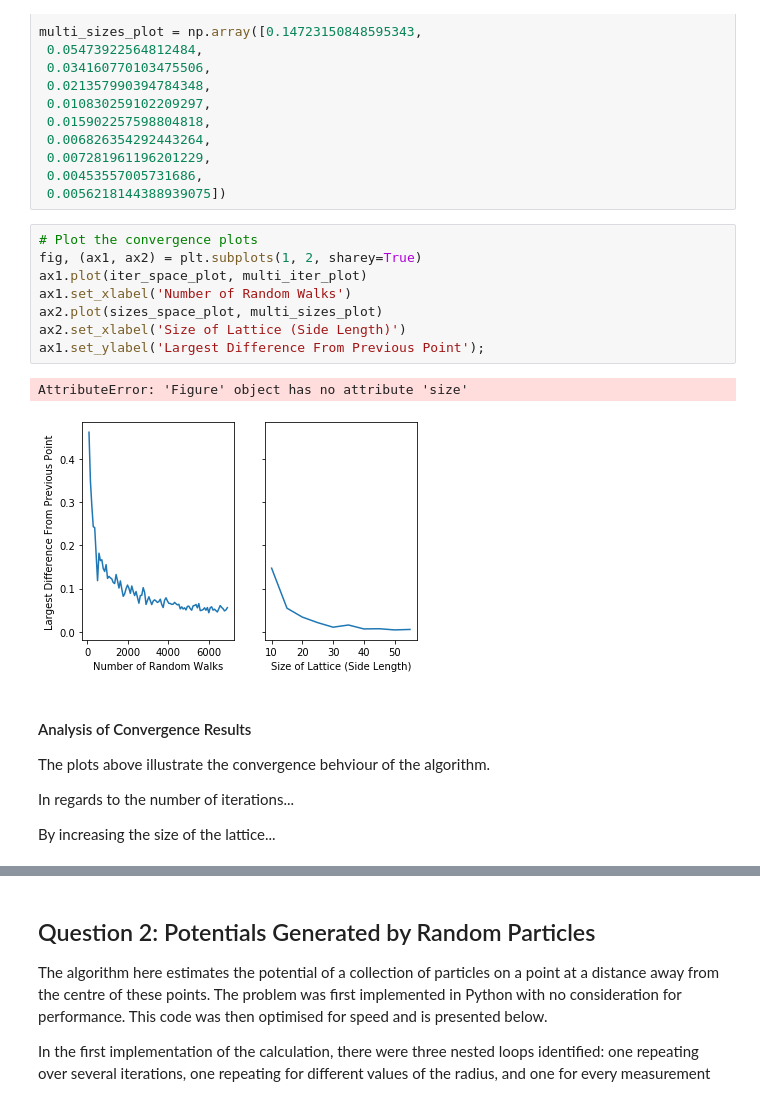
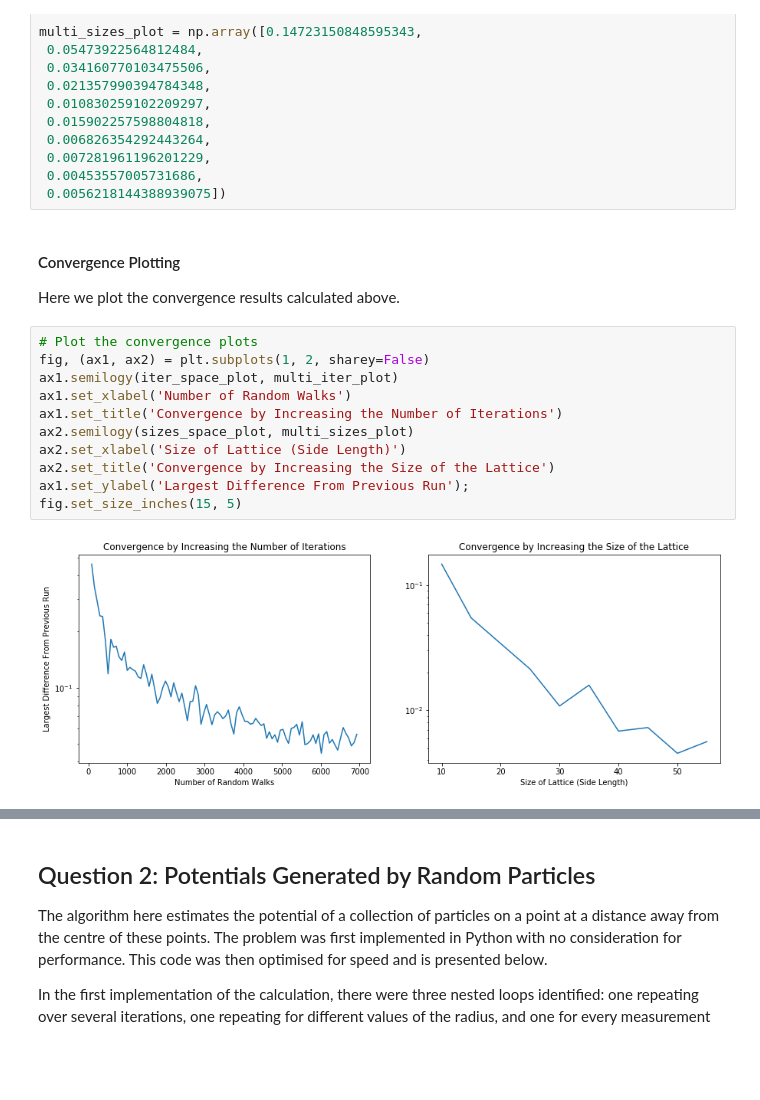
Before and after one commit to sheeshee/High-Performance-Computing-Coursework, a Jupyter notebook: Assignment 1/Assignment 1 Submission.ipynb, the cells around one changed output, grey strips where cells are left out. Cells and saved outputs as stored; diff of their text form; blank space fills up the shorter version.

```diff
--- a/Assignment 1/Assignment 1 Submission.ipynb
+++ b/Assignment 1/Assignment 1 Submission.ipynb
@@ -375,21 +385,19 @@ multi_sizes_plot = np.array([0.14723150848595343,
  0.007281961196201229,
  0.00453557005731686,
  0.0056218144388939075])
+# %% [markdown]
+#### Convergence Plotting
+Here we plot the convergence results calculated above.
 # %%
 # Plot the convergence plots
-fig, (ax1, ax2) = plt.subplots(1, 2, sharey=True)
-ax1.plot(iter_space_plot, multi_iter_plot)
+fig, (ax1, ax2) = plt.subplots(1, 2, sharey=False)
+ax1.semilogy(iter_space_plot, multi_iter_plot)
 ax1.set_xlabel('Number of Random Walks')
-ax2.plot(sizes_space_plot, multi_sizes_plot)
+ax1.set_title('Convergence by Increasing the Number of Iterations')
+ax2.semilogy(sizes_space_plot, multi_sizes_plot)
 ax2.set_xlabel('Size of Lattice (Side Length)')
-ax1.set_ylabel('Largest Difference From Previous Point');
+ax2.set_title('Convergence by Increasing the Size of the Lattice')
+ax1.set_ylabel('Largest Difference From Previous Run');
+fig.set_size_inches(15, 5)
 # %% [output]
-AttributeError: 'Figure' object has no attribute 'size'
-[figure, old version]
+[figure, new version]
-# %% [markdown]
-#### Analysis of Convergence Results
-The plots above illustrate the convergence behviour of the algorithm.
-
-In regards to the number of iterations...
-
-By increasing the size of the lattice...
```
Also changed, not shown: parts of 16 cells of this notebook.
